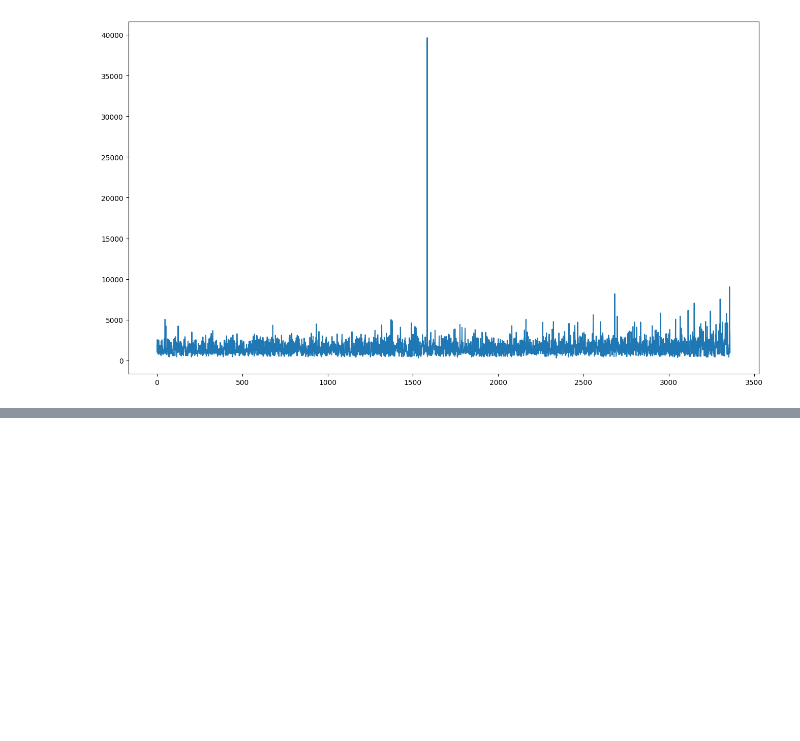
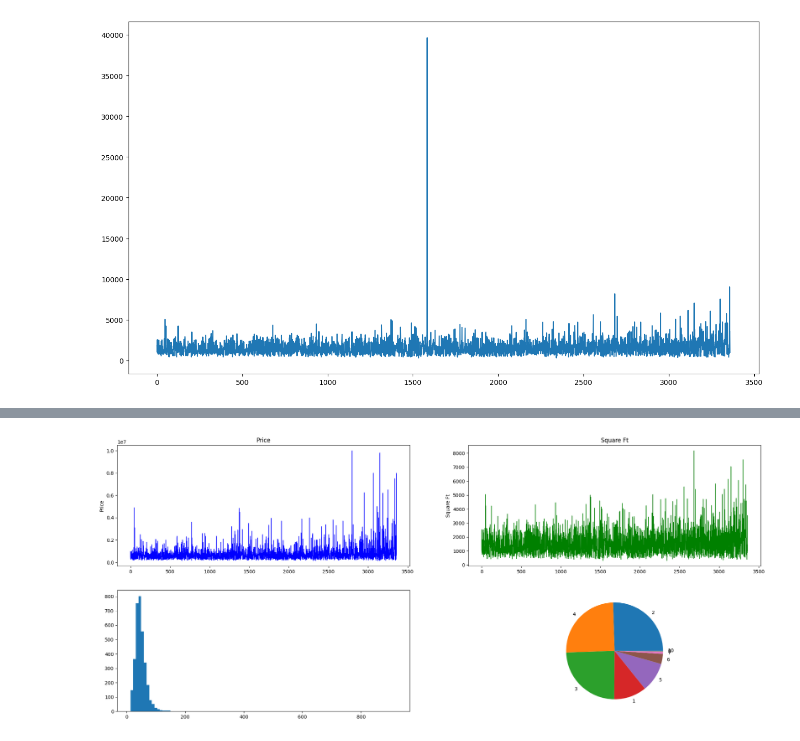
Before and after one commit to roldugina/data_analysis_projects, a Jupyter notebook: Housing_price_Canada.ipynb, the cells around one changed output, grey strips where cells are left out. Cells and saved outputs as stored; diff of their text form; code cells hidden in the pictures; blank space fills up the shorter version.

```diff
--- a/Housing_price_Canada.ipynb
+++ b/Housing_price_Canada.ipynb
@@ -225,0 +224,16 @@ df_cleaned.loc[df_cleaned['Sq.Ft']==df_cleaned['Sq.Ft'].max()]
+# %%
+ax1.plot(df_cleaned['Price'],color='blue',linewidth=1)
+ax2.plot(df_cleaned['Sq.Ft'],color='green',linewidth=1)
+ax3.hist(df_cleaned['Avg beds'],bins=100)
+ax4.pie(df_cleaned['Beds'].value_counts(),labels=df_cleaned['Beds'].value_counts().index )
+
+
+ax1.set_ylabel('Price')
+ax2.set_ylabel('Square Ft')
+
+ax1.set_title("Price")
+ax2.set_title("Square Ft")
+
+fig
+# %% [output]
+[figure, added]
```
Also changed, not shown: parts of 21 cells of this notebook.
